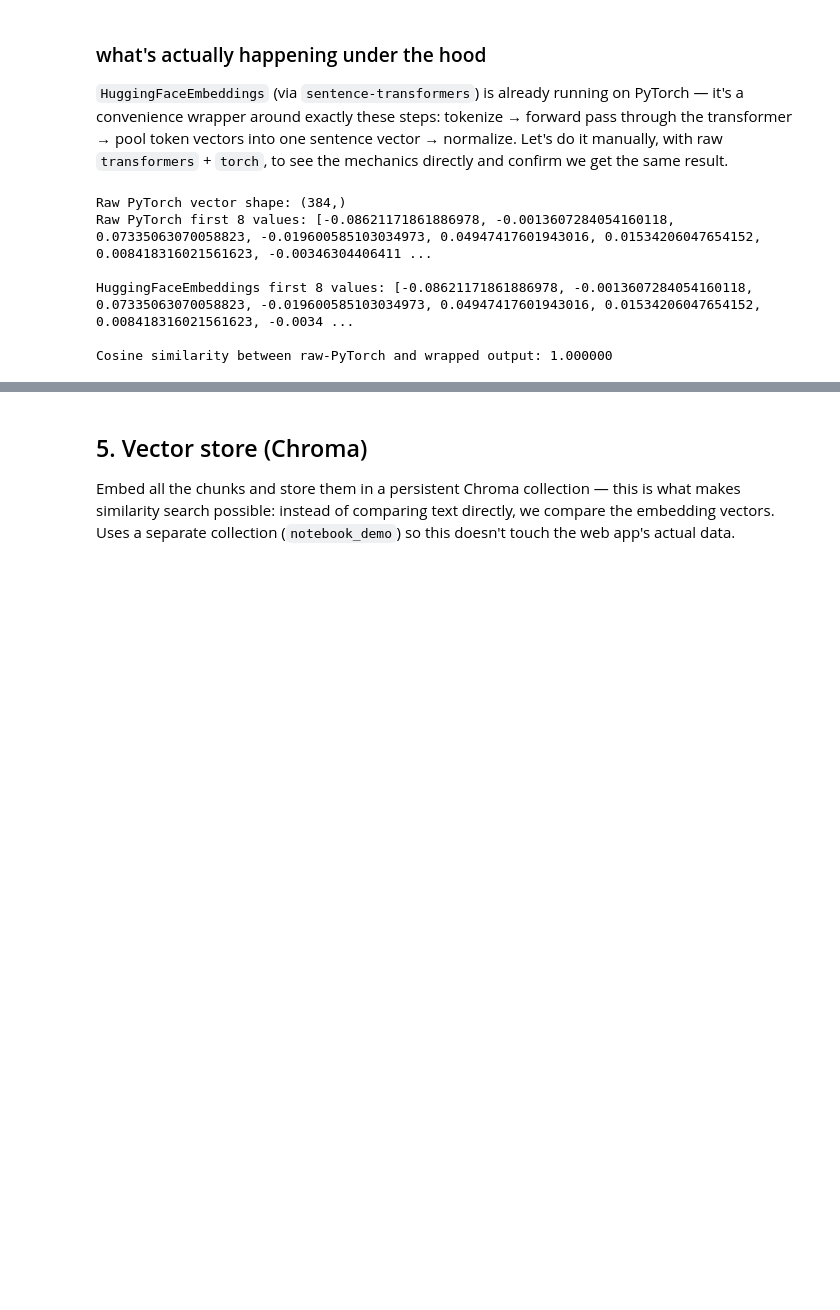
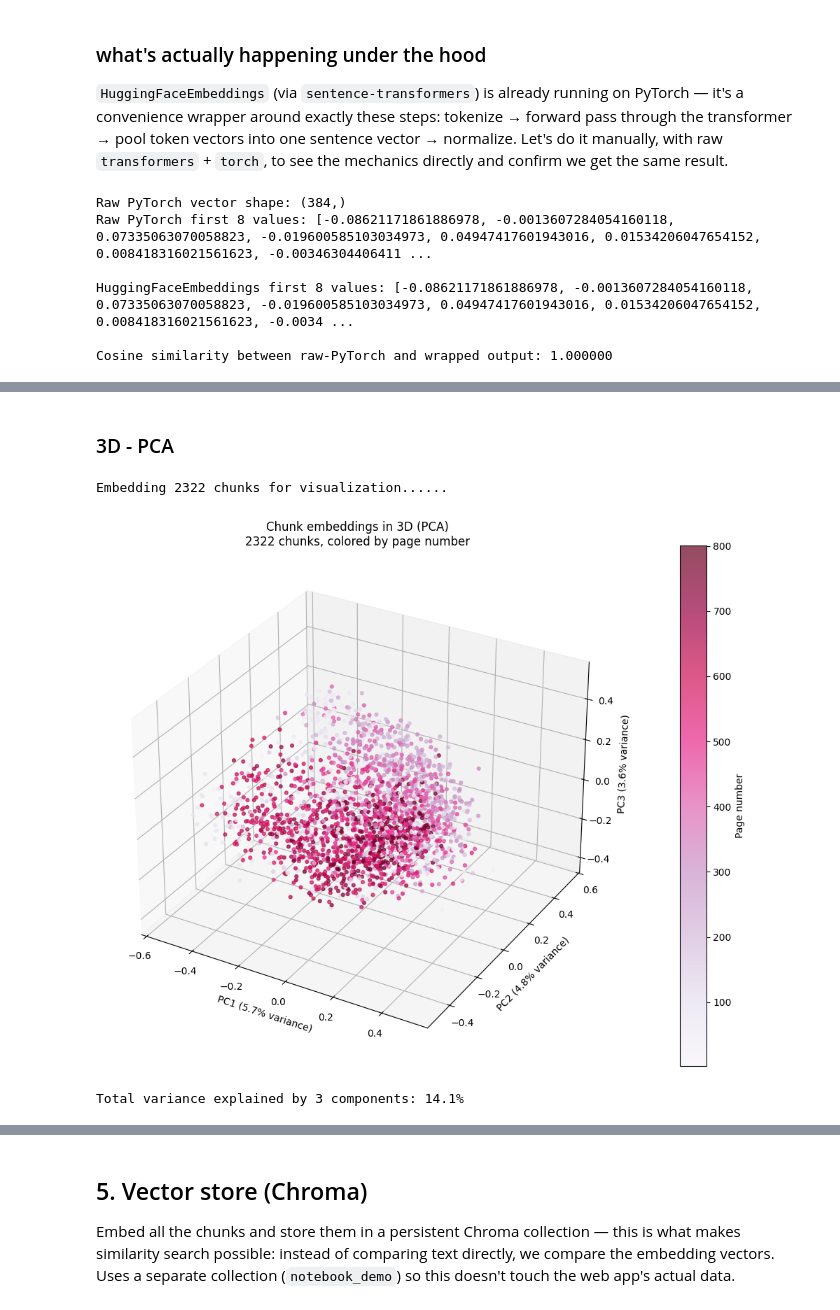
Before and after one commit to haricharanbytes/ragcore-eval, a Jupyter notebook: notebook/RAG.ipynb, the cells around one changed output, grey strips where cells are left out. Saved outputs shown, nothing was run; the diff lists cells and outputs as text; code cells hidden in the pictures; blank space fills up the shorter version.

```diff
--- a/notebook/RAG.ipynb
+++ b/notebook/RAG.ipynb
@@ -188,0 +281,58 @@ Cosine similarity between raw-PyTorch and wrapped output: 1.000000
+# %% [markdown]
+### 3D - PCA
+# %%
+import numpy as np
+from sklearn.decomposition import PCA
+import matplotlib.pyplot as plt
+
+print(f"Embedding {len(chunks)} chunks for visualization......")
+
+all_vectors = embedding_model.embed_documents([c.page_content for c in chunks])
+all_vectors = np.array(all_vectors)
+
+pages = np.array([c.metadata.get("page", 0) for c in chunks])
+
+# Reduce high-dimensional embeddings to 3 dimensions
+pca = PCA(n_components=3)
+coords_3d = pca.fit_transform(all_vectors)
+
+fig = plt.figure(figsize=(10, 8))
+ax = fig.add_subplot(111, projection="3d")
+
+scatter = ax.scatter(
+    coords_3d[:, 0],   # PC1
+    coords_3d[:, 1],   # PC2
+    coords_3d[:, 2],   # PC3
+    c=pages,
+    cmap="PuRd",
+    s=12,
+    alpha=0.7
+)
+
+fig.colorbar(scatter, ax=ax, pad=0.1, label="Page number")
+
+ax.set_title(
+    f"Chunk embeddings in 3D (PCA)\n"
+    f"{len(chunks)} chunks, colored by page number")
+
+ax.set_xlabel(f"PC1 ({pca.explained_variance_ratio_[0]:.1%} variance)")
+
+ax.set_ylabel(f"PC2 ({pca.explained_variance_ratio_[1]:.1%} variance)")
+
+ax.set_zlabel(f"PC3 ({pca.explained_variance_ratio_[2]:.1%} variance)")
+
+plt.tight_layout()
+#plt.savefig('3d_PCA.png', dpi = 600)
+plt.show()
+
+# Total variance explained
+total_variance = sum(pca.explained_variance_ratio_)
+
+print(
+    f"Total variance explained by 3 components: "
+    f"{total_variance:.1%}"
+)
+# %% [output]
+Embedding 2322 chunks for visualization......
+[figure, added]
+Total variance explained by 3 components: 14.1%
```
Also changed, not shown: parts of 15 cells of this notebook.
